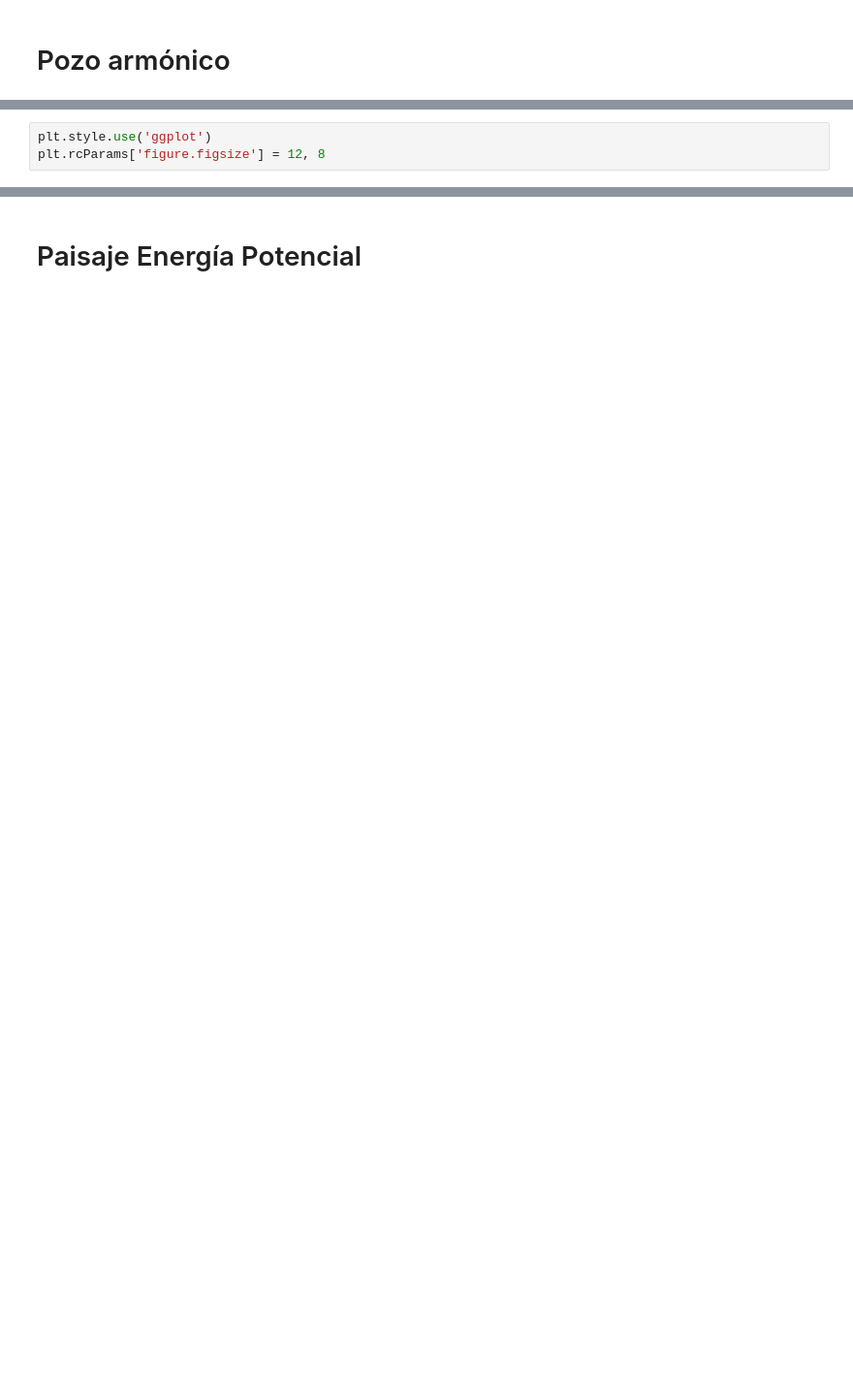
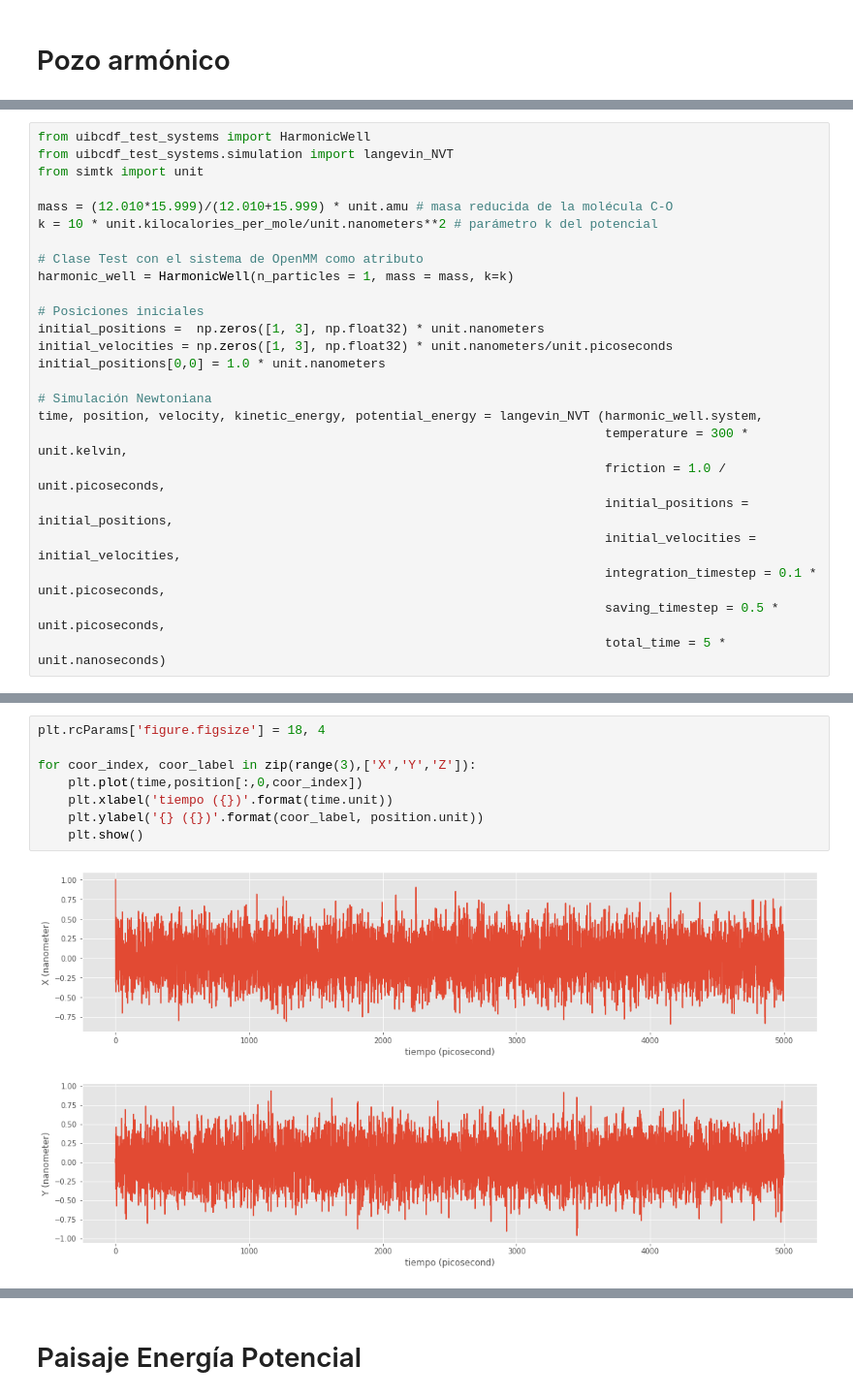
Before and after one commit to uibcdf/Academia, a Jupyter notebook: Ejemplos_de_simulaciones_de_MD/Pozo_Harmónico.ipynb, the cells around one changed output, grey strips where cells are left out. Shown at 97% size. Drawn from its saved outputs; the diff is of its cells as text; blank space fills up the shorter version.

```diff
--- a/Ejemplos_de_simulaciones_de_MD/Pozo_Harmónico.ipynb
+++ b/Ejemplos_de_simulaciones_de_MD/Pozo_Harmónico.ipynb
@@ -13,3 +9,0 @@ from tqdm import tqdm
-# %%
-plt.style.use('ggplot')
-plt.rcParams['figure.figsize'] = 12, 8
@@ -25,0 +327,25 @@ Masa: 6.86022314256132 Da
+# %%
+from uibcdf_test_systems import HarmonicWell
+from uibcdf_test_systems.simulation import langevin_NVT
+from simtk import unit
+
+mass = (12.010*15.999)/(12.010+15.999) * unit.amu # masa reducida de la molécula C-O
+k = 10 * unit.kilocalories_per_mole/unit.nanometers**2 # parámetro k del potencial
+
+# Clase Test con el sistema de OpenMM como atributo
+harmonic_well = HarmonicWell(n_particles = 1, mass = mass, k=k)
+
+# Posiciones iniciales
+initial_positions =  np.zeros([1, 3], np.float32) * unit.nanometers
+initial_velocities = np.zeros([1, 3], np.float32) * unit.nanometers/unit.picoseconds
+initial_positions[0,0] = 1.0 * unit.nanometers
+
+# Simulación Newtoniana
+time, position, velocity, kinetic_energy, potential_energy = langevin_NVT (harmonic_well.system,
+                                                                           temperature = 300 * unit.kelvin,
+                                                                           friction = 1.0 / unit.picoseconds,
+                                                                           initial_positions = initial_positions,
+                                                                           initial_velocities = initial_velocities,
+                                                                           integration_timestep = 0.1 * unit.picoseconds,
+                                                                           saving_timestep = 0.5 * unit.picoseconds,
+                                                                           total_time = 5 * unit.nanoseconds)
@@ -25,0 +358,11 @@ Masa: 6.86022314256132 Da
+# %%
+plt.rcParams['figure.figsize'] = 18, 4
+
+for coor_index, coor_label in zip(range(3),['X','Y','Z']):
+    plt.plot(time,position[:,0,coor_index])
+    plt.xlabel('tiempo ({})'.format(time.unit))
+    plt.ylabel('{} ({})'.format(coor_label, position.unit))
+    plt.show()
+# %% [output]
+[figure, added]
+[figure, added]
```
Also changed, not shown: parts of 77 cells of this notebook, 3 other files.
